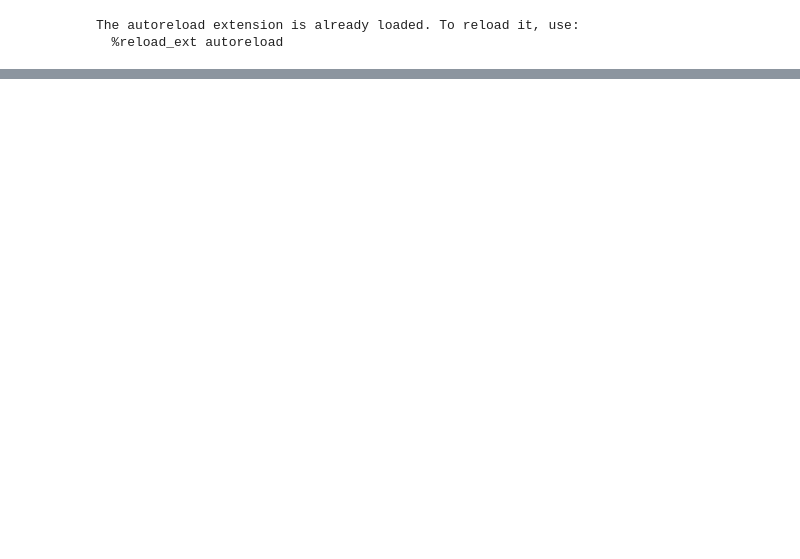
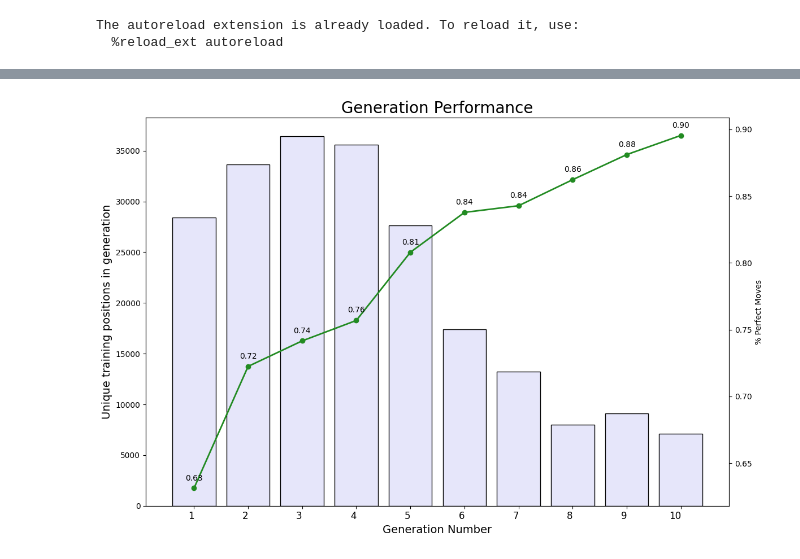
Before and after one commit to advait/c4a0, a Jupyter notebook: src/c4a0/explore.ipynb, the cells around one changed output, grey strips where cells are left out. Saved outputs shown, nothing was run; the diff lists cells and outputs as text; code cells hidden in the pictures; blank space fills up the shorter version.

```diff
--- a/src/c4a0/explore.ipynb
+++ b/src/c4a0/explore.ipynb
@@ -5,14 +5,19 @@
 The autoreload extension is already loaded. To reload it, use:
   %reload_ext autoreload
 # %%
+from dataclasses import dataclass
 import os
+from pathlib import Path
 import sys
-from pathlib import Path
+from typing import List
+
+from loguru import logger
+import matplotlib.pyplot as plt
 
 # Add src/ to path
 root_dir = (Path() / ".." / "..").resolve()
 training_dir = str(root_dir / "training")
-cache_path = str(root_dir / "solution_cache.pkl")
+cache_path = str(root_dir / "solutions.db")
 solver_path = "/home/advait/connect4/c4solver"
 book_path = "/home/advait/connect4/7x6.book"
 sys.path.append(str(root_dir / "src"))
@@ -61 +30,25 @@ policy_scores = [
+# %%
+@dataclass
+class GenStats:
+    gen_numbers: List[int]
+    gens: List[TrainingGen]
+    set_sizes: List[int]
+    policy_scores: List[float]
+
+def gen_stats(training_dir: str) -> GenStats:
+    gens = TrainingGen.load_all(training_dir)
+    gen_numbers = list(reversed(range(len(gens))))
+    gens.pop(-1)  # Zeroth gen is untrained
+    gen_numbers.pop(-1)
+    logger.info(f"Computing stats for: {training_dir}")
+    set_sizes = [
+        gen.get_games(str(training_dir)).unique_positions() # type: ignore
+        for gen in gens
+    ]
+    policy_scores = [
+        gen.get_games(training_dir).score_policies(solver_path, book_path, cache_path)  # type: ignore
+        for gen in gens
+    ]
+    logger.info("Done")
+    return GenStats(gen_numbers, gens, set_sizes, policy_scores)
 # %%
@@ -85,0 +104,3 @@ plt.show()
+# %%
+plot_single_dir(str(root_dir / "training-sweeps" / "trial_1"))
+# %% [output]
@@ -85,0 +124 @@ plt.show()
+[figure, added]
```
Also changed, not shown: parts of 8 cells of this notebook, 7 other files.
